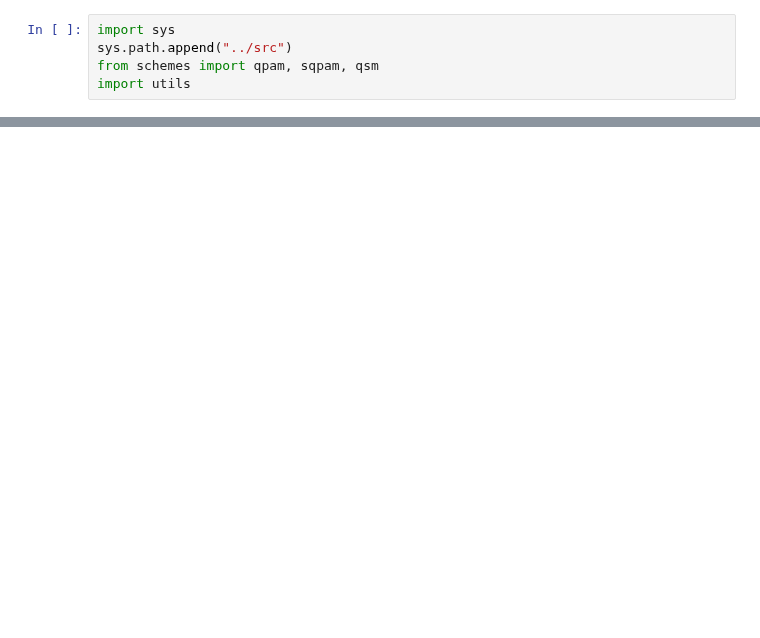
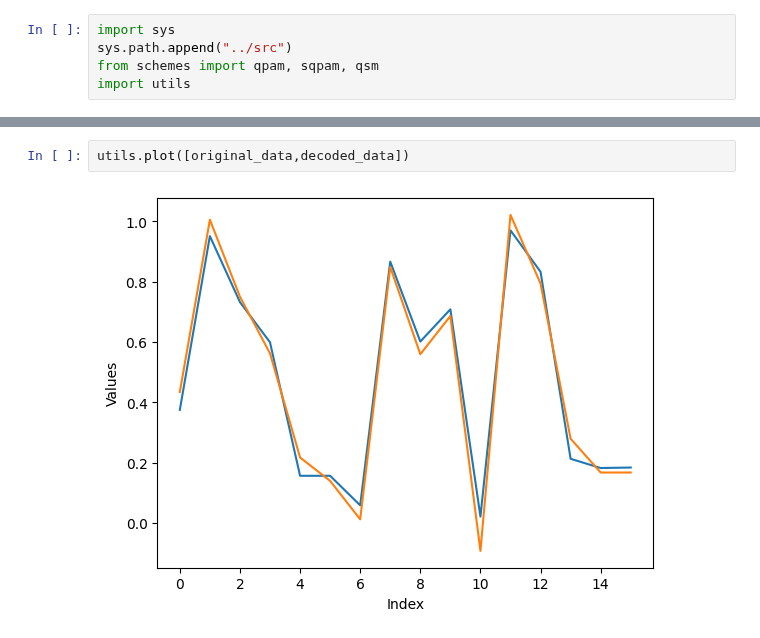
Before and after one commit to moth-quantum/quantum-audio, a Jupyter notebook: notebooks/schemes_test.ipynb, the cells around one changed output, grey strips where cells are left out. Saved outputs shown, nothing was run; the diff lists cells and outputs as text; blank space fills up the shorter version.

```diff
--- a/notebooks/schemes_test.ipynb
+++ b/notebooks/schemes_test.ipynb
@@ -53,0 +27,4 @@ interactive(children=(IntSlider(value=1, description='Shots', max=4000, min=1, s
+# %%
+utils.plot([original_data,decoded_data])
+# %% [output]
+[figure, added]
```
Also changed, not shown: parts of 36 cells of this notebook, 1 other file.
